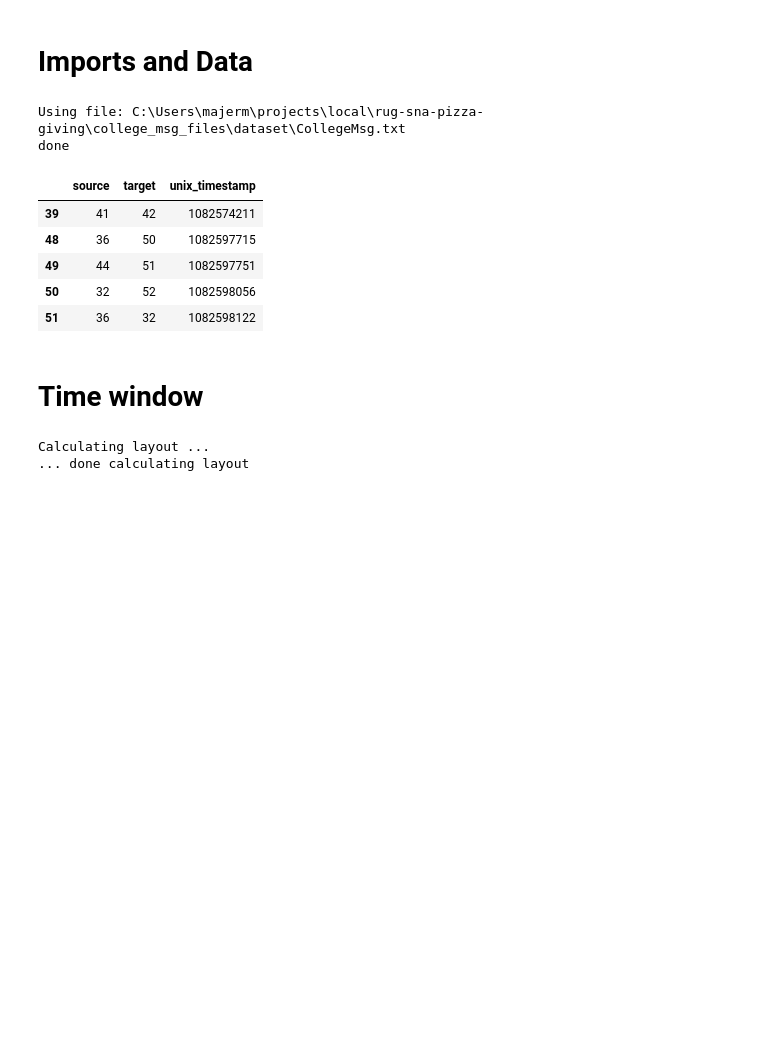
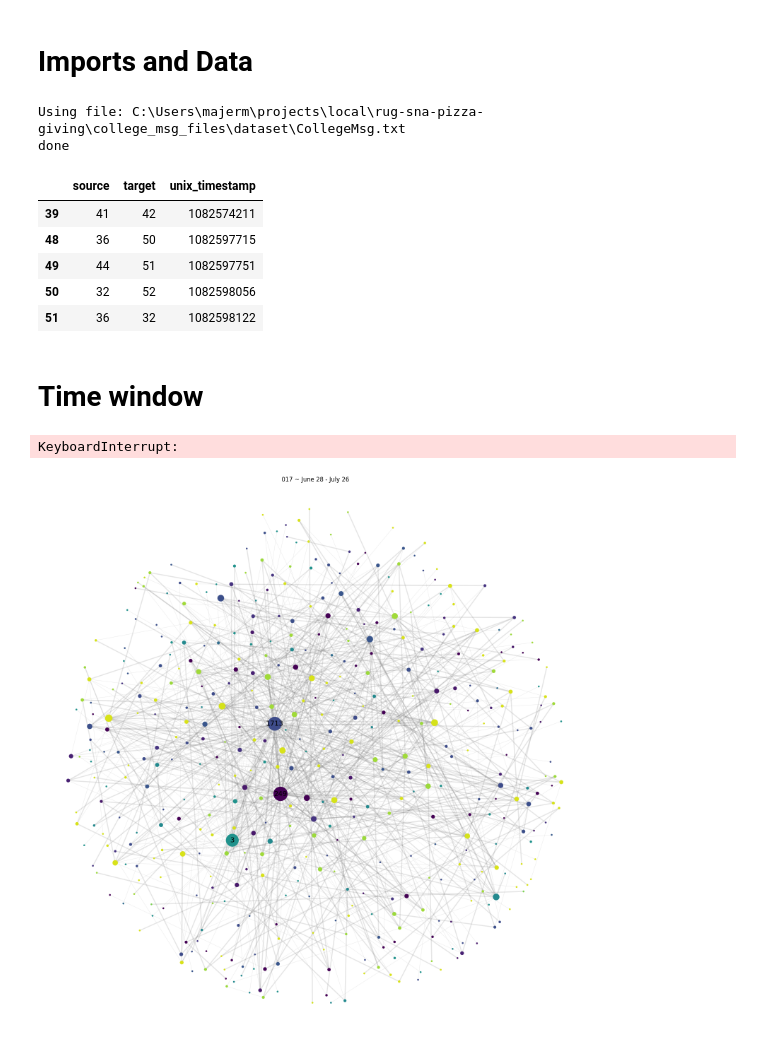
Before and after one commit to BambusControl/rug-sna-pizza-giving, a Jupyter notebook: college_msg_files/communities.ipynb, the cells around one changed output. Drawn from its saved outputs; the diff is of its cells as text; code cells hidden in the pictures; blank space fills up the shorter version.

```diff
--- a/college_msg_files/communities.ipynb
+++ b/college_msg_files/communities.ipynb
@@ -312,19 +312,19 @@ def export_time_windows_undirected(pos: dict, window_size_days, window_step_days
             pos,
             f"{i:03} ~ {datetime.fromtimestamp(timeframe).strftime("%B %d")} - {datetime.fromtimestamp(timeframe + window_in_seconds).strftime("%B %d")}",
             export_path,
-            node_color_map='plasma',
             default_node_color='lightgray',
             xlim=xlim,
             ylim=ylim
         )
 # %%
-variations = (
-    (7 * step, step)
-    for step in range(1, 8)
-)
+# variations = (
+#     (7 * step, step)
+#     for step in range(1, 8)
+# )
+variations = [(7 * 4, 4)]
 
 for variation in variations:
     export_time_windows_undirected(cache_layout(GRAPH_MESSAGES, nx.arf_layout), *variation)
 # %% [output]
-Calculating layout ...
-... done calculating layout
+KeyboardInterrupt:
+[figure, added]
```
